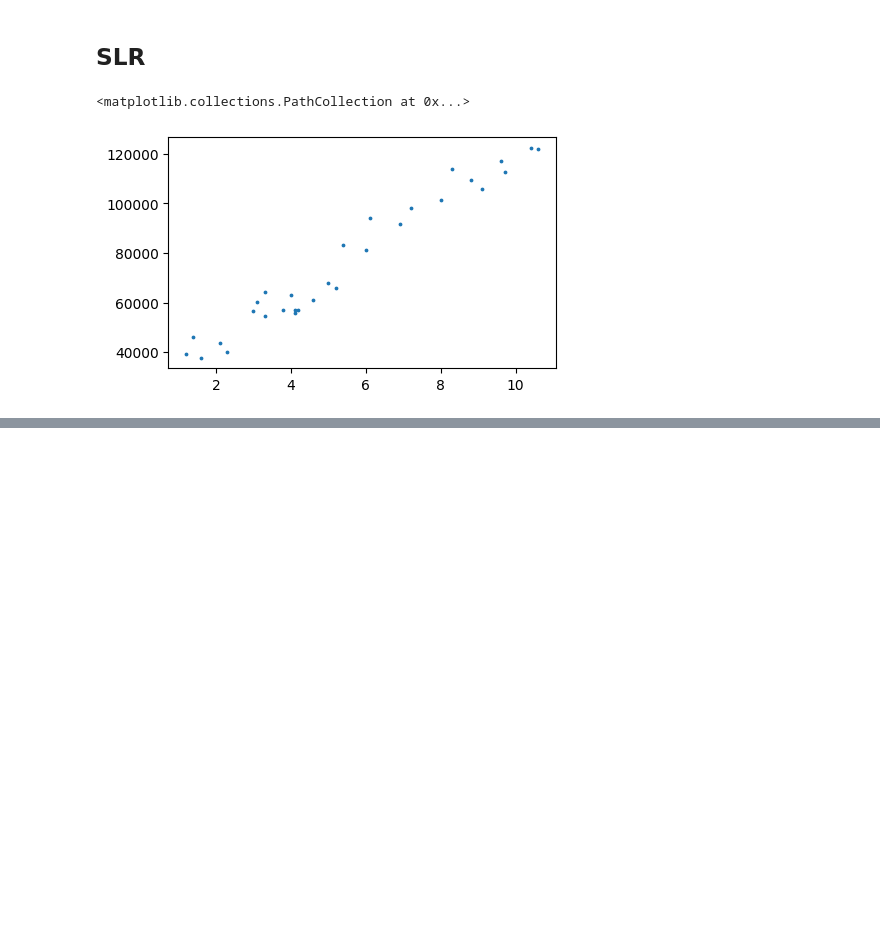
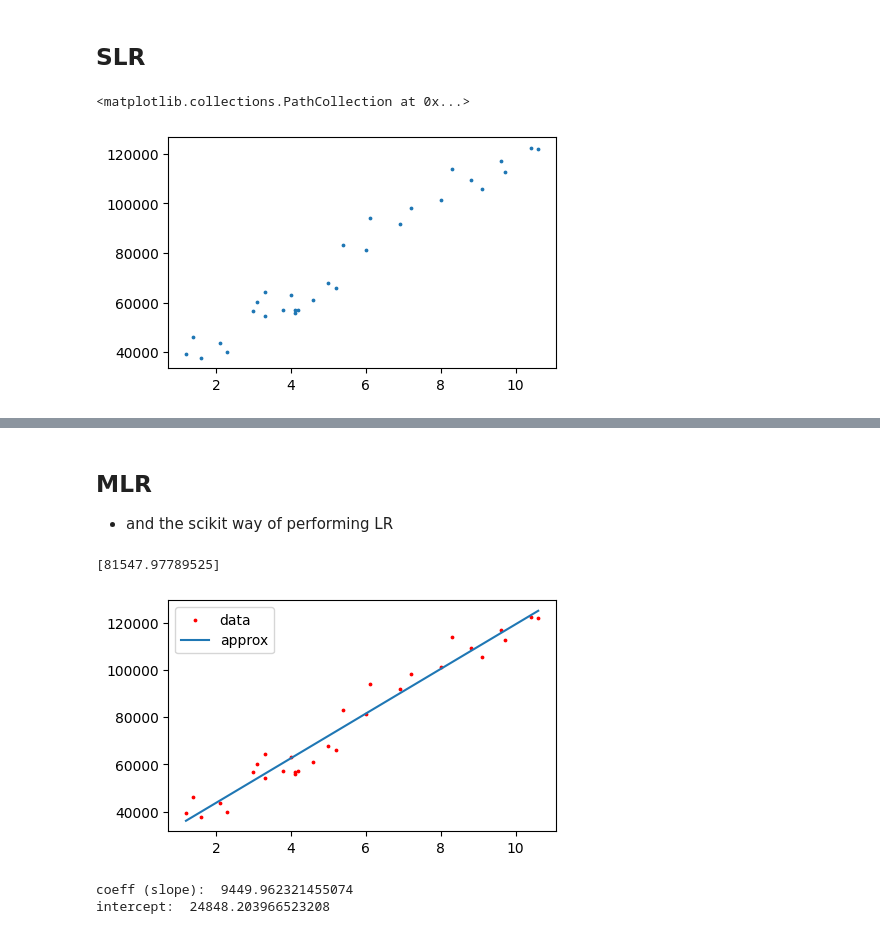
Before and after one commit to R4F4I/semester-3-FAST-K240009, a Jupyter notebook: PAI/final_prep/theory-final.ipynb, the cells around one changed output, grey strips where cells are left out. Drawn from its saved outputs; the diff is of its cells as text; code cells hidden in the pictures; blank space fills up the shorter version.

```diff
--- a/PAI/final_prep/theory-final.ipynb
+++ b/PAI/final_prep/theory-final.ipynb
@@ -304,0 +349,31 @@ $$
+# %% [markdown]
+## MLR
+
+- and the scikit way of performing LR
+# %%
+from sklearn.linear_model import LinearRegression
+
+X = np.array(D['YearsExperience']).reshape(-1,1)
+y = np.array(D['Salary'])
+
+model = LinearRegression()
+model.fit(X,y)
+y_pred = model.predict(X)
+
+fig, ax = plt.subplots(figsize= (5,3))
+ax.scatter(X,y,s=3,label = 'data',c='red')
+ax.plot(X,y_pred, label = 'approx')
+#predict for a specific value
+
+input = np.array([[6]])
+print(model.predict(input))
+plt.legend()
+plt.show()
+# y=c0x0+c1x1+c2x2+c3x3 ...
+print("coeff (slope): ", model.coef_[0])
+print("intercept: ", model.intercept_)
+# %% [output]
+[81547.97789525]
+[figure, added]
+coeff (slope):  9449.962321455074
+intercept:  24848.203966523208
```
Also changed, not shown: parts of 15 cells of this notebook, 1 other file.
